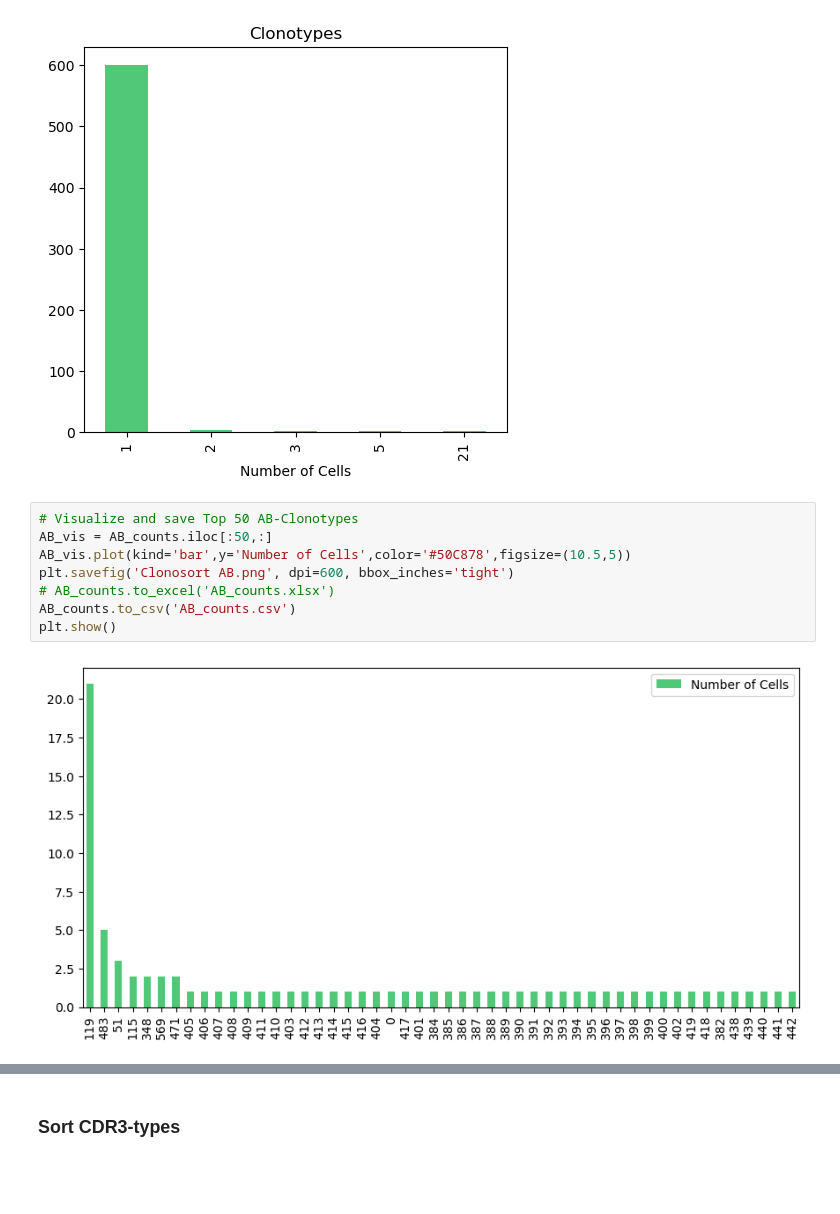
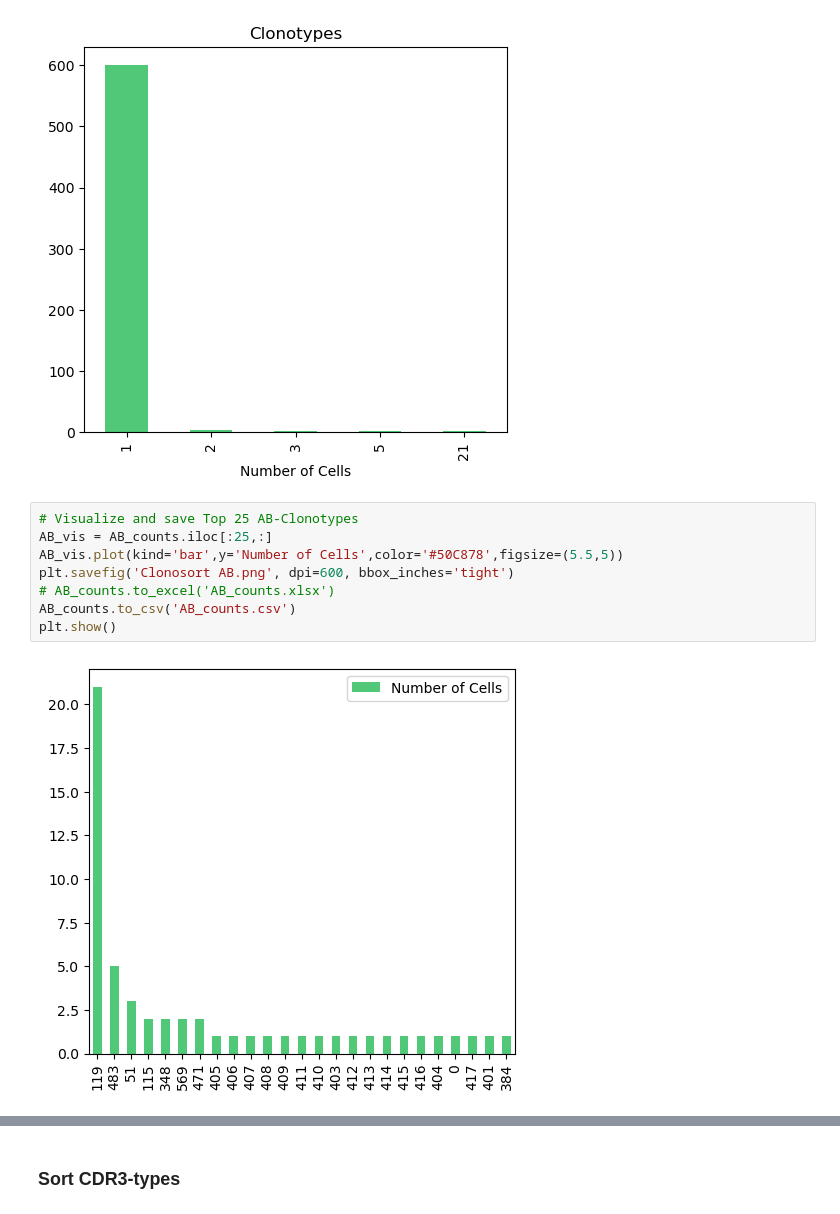
Before and after one commit to Perik-Zavodskii/TCRscape, a Jupyter notebook: TCRscape.ipynb, the cells around one changed output, grey strips where cells are left out. Saved outputs shown, nothing was run; the diff lists cells and outputs as text; blank space fills up the shorter version.

```diff
--- a/TCRscape.ipynb
+++ b/TCRscape.ipynb
@@ -322,13 +304,13 @@ plt.show()
 # %% [output]
 [figure]
 # %%
-# Visualize and save Top 50 AB-Clonotypes
-AB_vis = AB_counts.iloc[:50,:]
-AB_vis.plot(kind='bar',y='Number of Cells',color='#50C878',figsize=(10.5,5))
+# Visualize and save Top 25 AB-Clonotypes
+AB_vis = AB_counts.iloc[:25,:]
+AB_vis.plot(kind='bar',y='Number of Cells',color='#50C878',figsize=(5.5,5))
 plt.savefig('Clonosort AB.png', dpi=600, bbox_inches='tight')
 # AB_counts.to_excel('AB_counts.xlsx')
 AB_counts.to_csv('AB_counts.csv')
 plt.show()
 # %% [output]
-[figure, old version]
+[figure, new version]
 # %%
```
Also changed, not shown: parts of 7 cells of this notebook.
